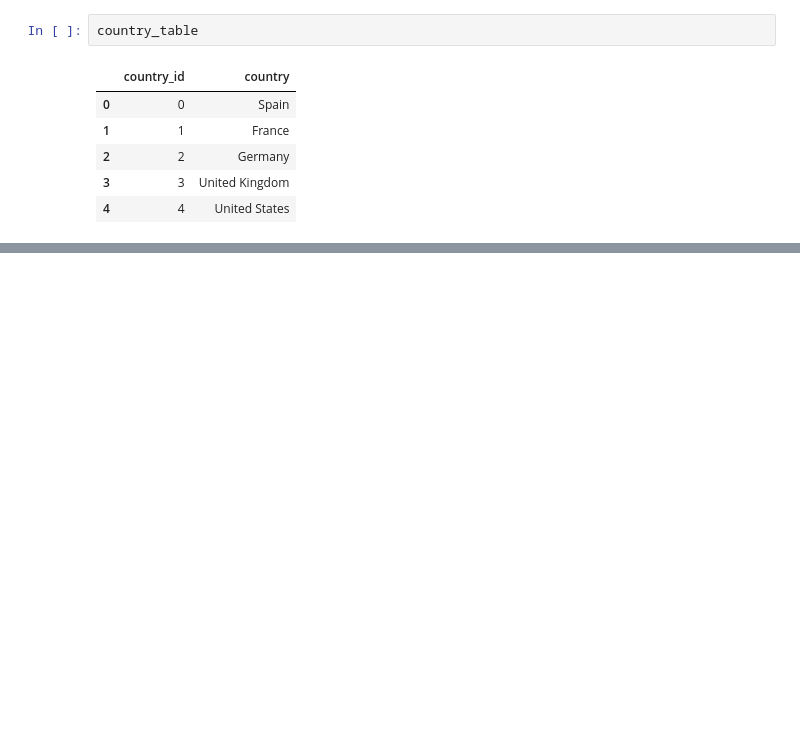
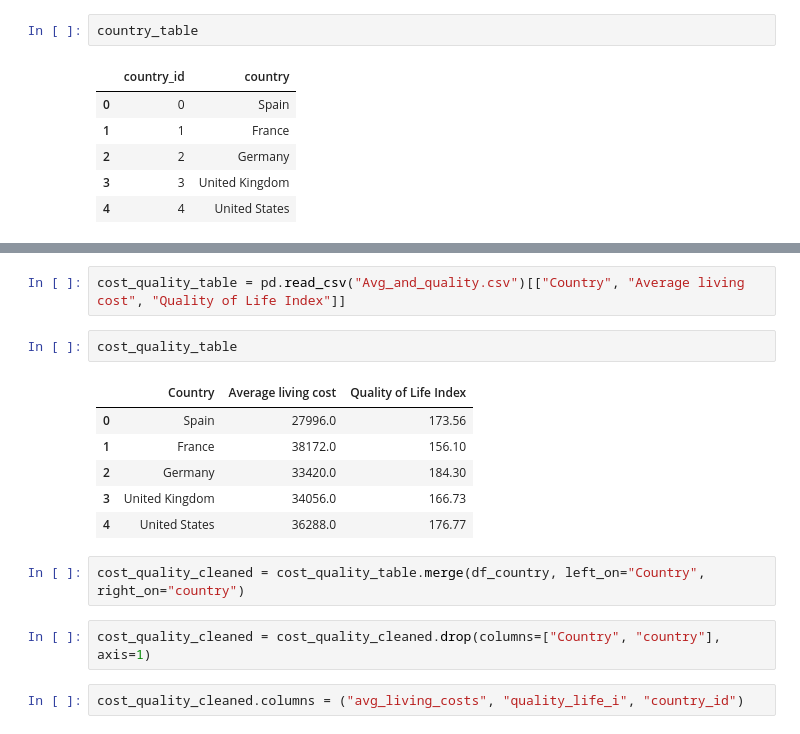
Before and after one commit to laurent-guerguy/Project-3-Our-Future-Data-Jobs-and-Salaries, a Jupyter notebook: Data_Thiefs (1).ipynb, the cells around one changed output, grey strips where cells are left out. Cells and saved outputs as stored; diff of their text form; blank space fills up the shorter version.

Commit message:
All datasets cleaned
The cleaned datasets are in the data floder

```diff
--- a/Data_Thiefs (1).ipynb
+++ b/Data_Thiefs (1).ipynb
@@ -153,0 +181,17 @@ country_table.to_csv("df_country")
+# %%
+cost_quality_table = pd.read_csv("Avg_and_quality.csv")[["Country", "Average living cost", "Quality of Life Index"]]
+# %%
+cost_quality_table
+# %% [output]
+|  | Country | Average living cost | Quality of Life Index |
+| 0 | Spain | 27996.0 | 173.56 |
+| 1 | France | 38172.0 | 156.10 |
+| 2 | Germany | 33420.0 | 184.30 |
+| 3 | United Kingdom | 34056.0 | 166.73 |
+| 4 | United States | 36288.0 | 176.77 |
+# %%
+cost_quality_cleaned = cost_quality_table.merge(df_country, left_on="Country", right_on="country")
+# %%
+cost_quality_cleaned = cost_quality_cleaned.drop(columns=["Country", "country"], axis=1)
+# %%
+cost_quality_cleaned.columns = ("avg_living_costs", "quality_life_i", "country_id")
```
Also changed, not shown: parts of 17 cells of this notebook, 6 other files.
